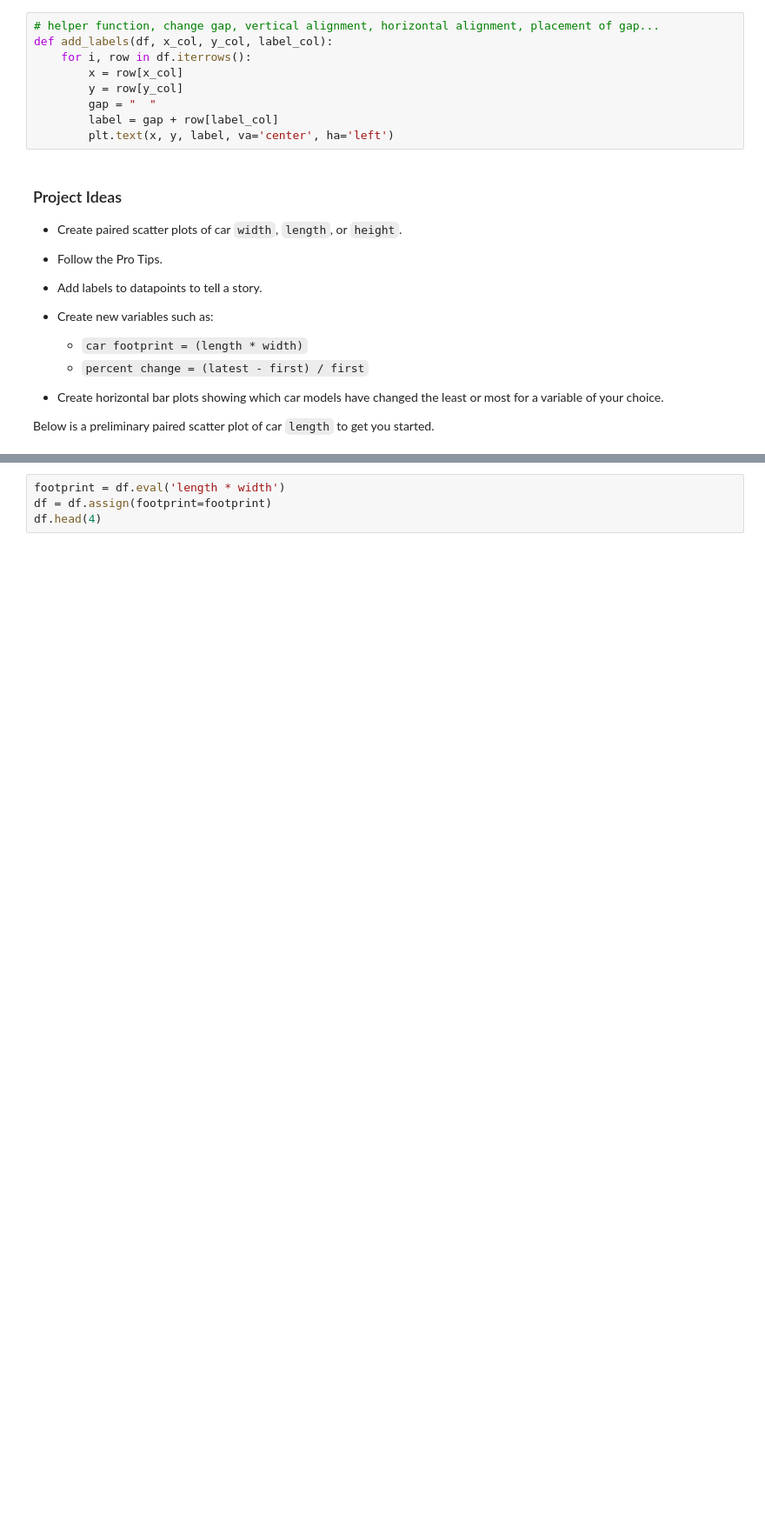
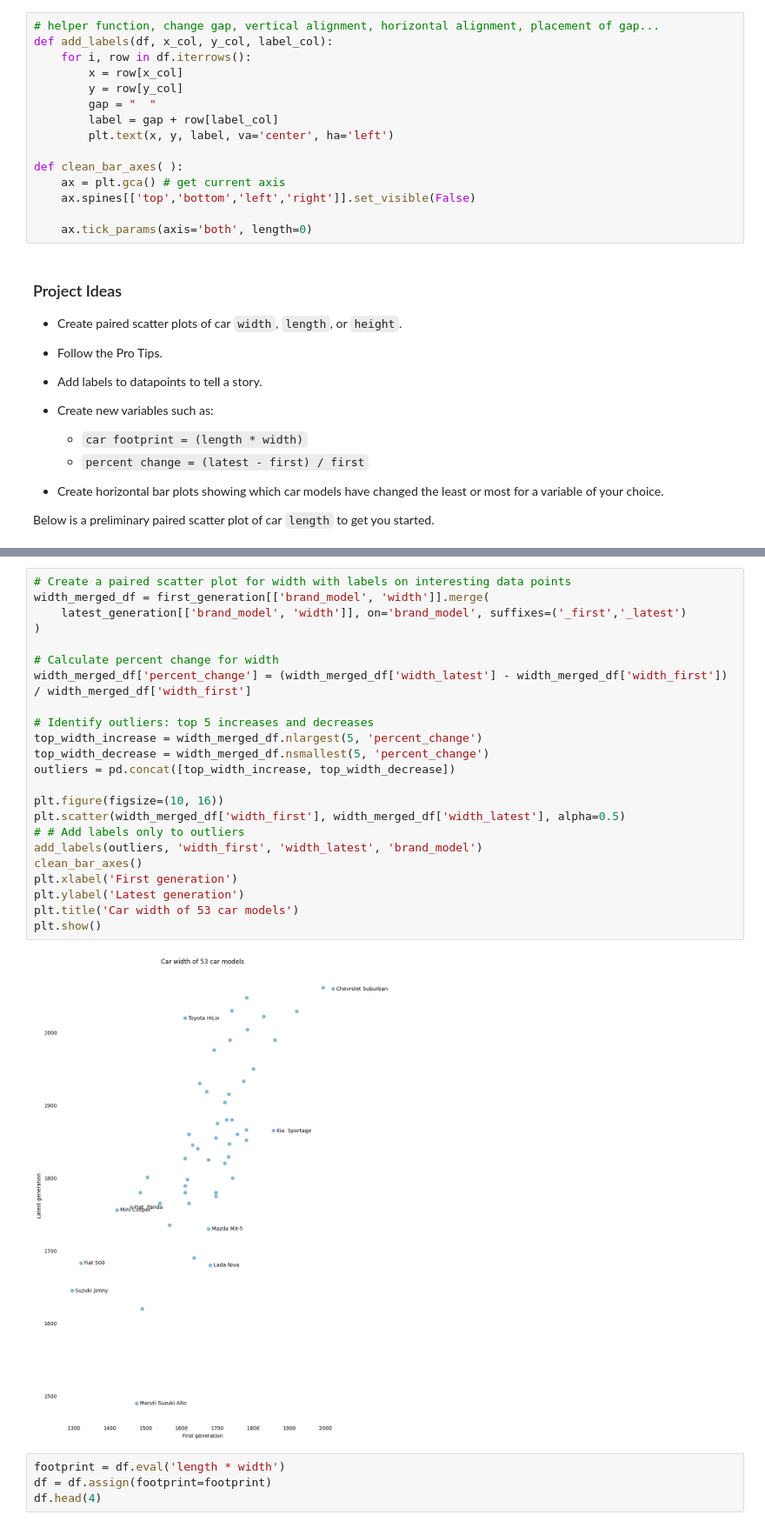
Before and after one commit to Armand9999/car-dimensions-project, a Jupyter notebook: car-dimensions.ipynb, the cells around one changed output, grey strips where cells are left out. Shown at 87% size. Drawn from its saved outputs; the diff is of its cells as text; blank space fills up the shorter version.

Commit message:
Create paired scatter plots  of car width, add labels to datapoints to tell a story, create horizontal bar plots.

```diff
--- a/car-dimensions.ipynb
+++ b/car-dimensions.ipynb
@@ -48,6 +48,12 @@ def add_labels(df, x_col, y_col, label_col):
 		gap = "  "
 		label = gap + row[label_col]
 		plt.text(x, y, label, va='center', ha='left')
+
+def clean_bar_axes( ):
+    ax = plt.gca() # get current axis
+    ax.spines[['top','bottom','left','right']].set_visible(False)
+
+    ax.tick_params(axis='both', length=0)
 # %% [markdown]
 ### Project Ideas
 - Create paired scatter plots of car `width`, `length`, or `height`.
@@ -94,3 +72,28 @@ plt.show()
+# %%
+# Create a paired scatter plot for width with labels on interesting data points
+width_merged_df = first_generation[['brand_model', 'width']].merge(
+    latest_generation[['brand_model', 'width']], on='brand_model', suffixes=('_first','_latest')
+)
+
+# Calculate percent change for width
+width_merged_df['percent_change'] = (width_merged_df['width_latest'] - width_merged_df['width_first']) / width_merged_df['width_first']
+
+# Identify outliers: top 5 increases and decreases
+top_width_increase = width_merged_df.nlargest(5, 'percent_change')
+top_width_decrease = width_merged_df.nsmallest(5, 'percent_change')
+outliers = pd.concat([top_width_increase, top_width_decrease])
+
+plt.figure(figsize=(10, 16))
+plt.scatter(width_merged_df['width_first'], width_merged_df['width_latest'], alpha=0.5)
+# # Add labels only to outliers
+add_labels(outliers, 'width_first', 'width_latest', 'brand_model')
+clean_bar_axes()
+plt.xlabel('First generation')
+plt.ylabel('Latest generation')
+plt.title('Car width of 53 car models')
+plt.show()
+# %% [output]
+[figure, added]
 # %%
 footprint = df.eval('length * width')
 df = df.assign(footprint=footprint)
```
Also changed, not shown: parts of 9 cells of this notebook.
